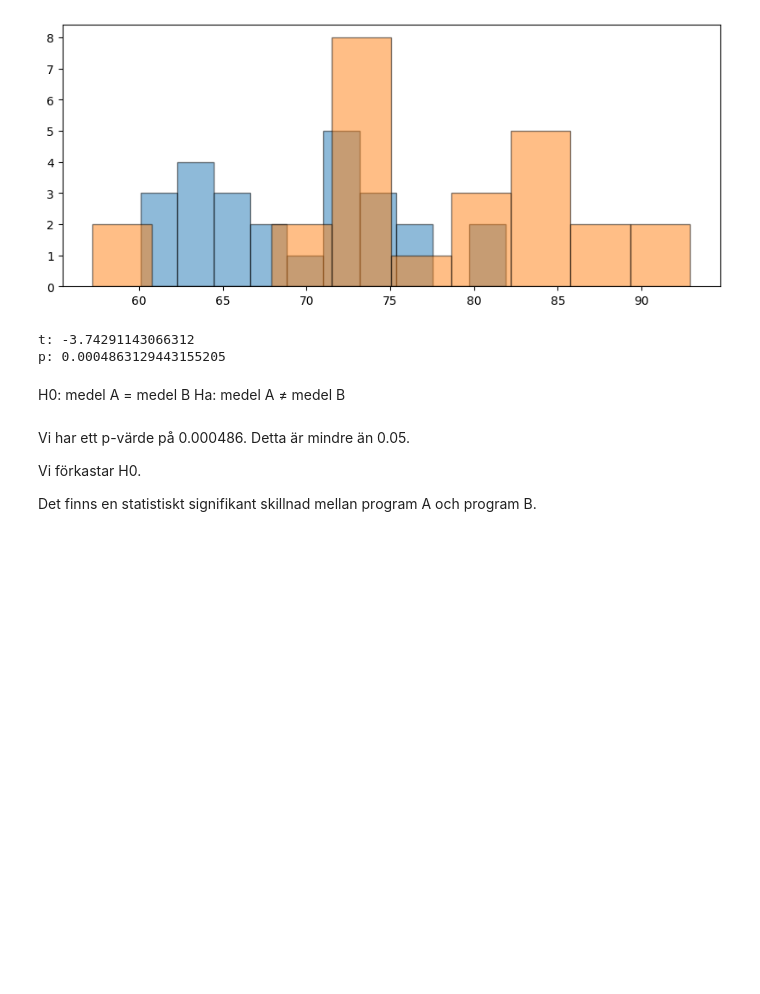
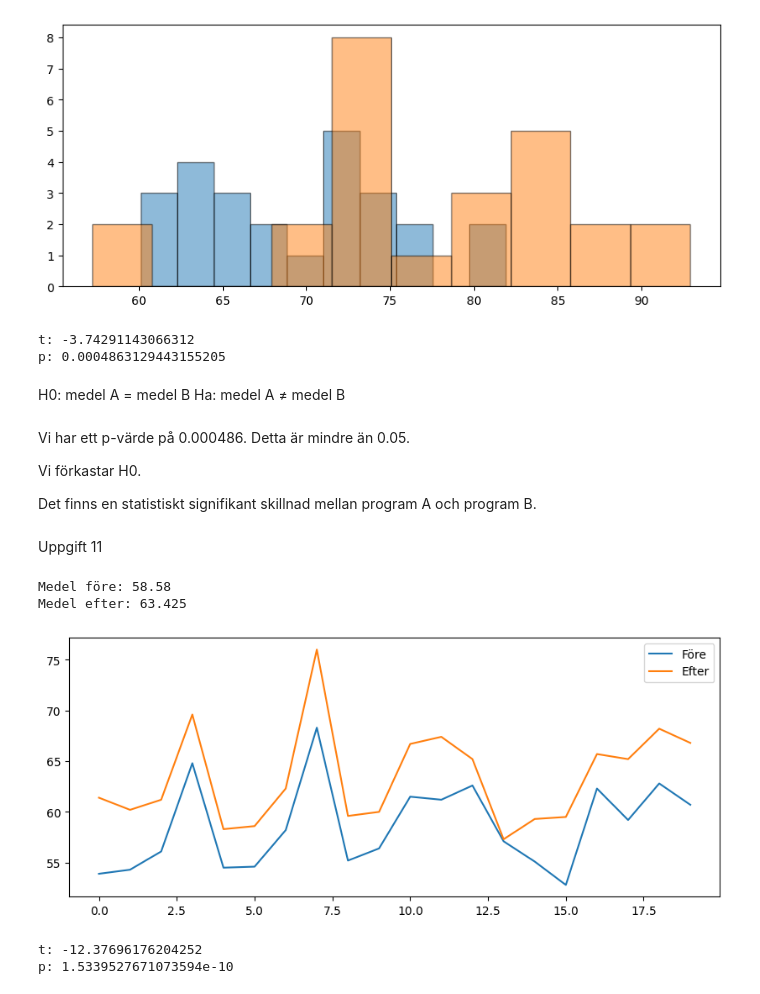
Before and after one commit to WisamHmedi/Labb-1---Grupp-40, a Jupyter notebook: labb1.ipynb, the cells around one changed output. Saved outputs shown, nothing was run; the diff lists cells and outputs as text; code cells hidden in the pictures; blank space fills up the shorter version.

```diff
--- a/labb1.ipynb
+++ b/labb1.ipynb
@@ -165,3 +173,54 @@ Detta är mindre än 0.05.
 Vi förkastar H0.
 
 Det finns en statistiskt signifikant skillnad mellan program A och program B.
+# %% [markdown]
+Uppgift 11
+# %%
+import numpy as np
+from scipy import stats
+import matplotlib.pyplot as plt
+
+gruppnummer = 40
+rng = np.random.default_rng(gruppnummer)
+
+n = 20
+
+loc_fore = 58 + (gruppnummer % 7 - 3) * 1.2
+scale_fore = 6.5 + (gruppnummer % 5 - 2) * 0.4
+scale_fore = max(scale_fore, 1.0)
+
+forbattring_loc = 4 + (gruppnummer % 6 - 2.5) * 0.5
+forbattring_scale = 2.4 + (gruppnummer % 4 - 1.5) * 0.3
+forbattring_scale = max(forbattring_scale, 0.5)
+
+fore = rng.normal(loc=loc_fore, scale=scale_fore, size=n)
+fore = np.clip(np.round(fore,1),0,100)
+
+forbattring = rng.normal(loc=forbattring_loc, scale=forbattring_scale, size=n)
+forbattring = np.round(forbattring,1)
+
+efter = fore + forbattring
+efter = np.clip(np.round(efter,1),0,100)
+
+print("Medel före:", np.mean(fore))
+print("Medel efter:", np.mean(efter))
+
+# Diagram
+plt.figure(figsize=(10,4))
+plt.plot(fore, label="Före")
+plt.plot(efter, label="Efter")
+plt.legend()
+plt.grid(False)
+plt.show()
+
+# t-test
+t, p = stats.ttest_rel(fore, efter)
+
+print("t:", t)
+print("p:", p)
+# %% [output]
+Medel före: 58.58
+Medel efter: 63.425
+[figure, added]
+t: -12.37696176204252
+p: 1.5339527671073594e-10
```
Also changed, not shown: parts of 5 cells of this notebook.
